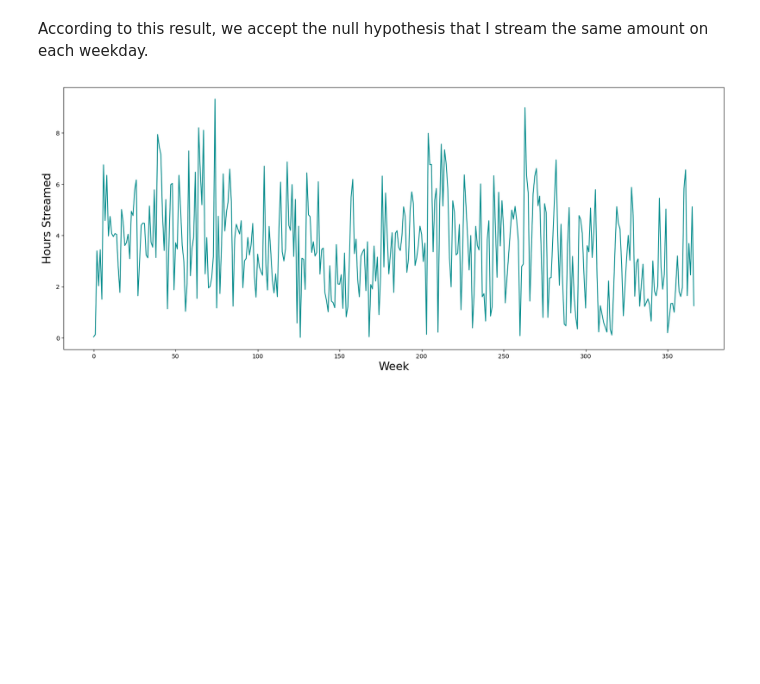
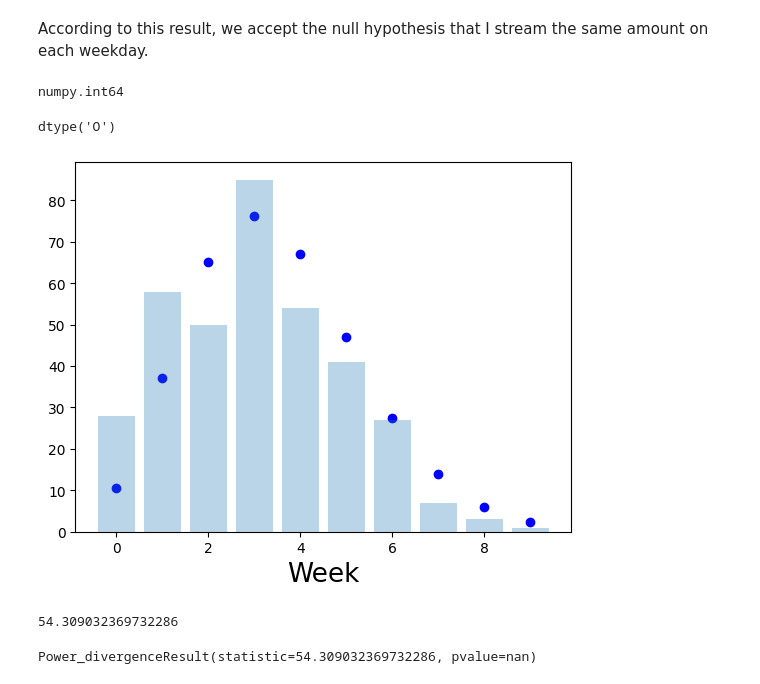
Before and after one commit to JohnMcGrane/Spotify-Analysis, a Jupyter notebook: SPOTIFY.ipynb, the cells around one changed output. Saved outputs shown, nothing was run; the diff lists cells and outputs as text; code cells hidden in the pictures; blank space fills up the shorter version.

```diff
--- a/SPOTIFY.ipynb
+++ b/SPOTIFY.ipynb
@@ -268,3 +323,19 @@ stats.f_oneway(weeks[1],weeks[2],weeks[3],weeks[4],weeks[5])
 F_onewayResult(statistic=0.6998541328938123, pvalue=0.592702671918758)
 # %% [markdown]
 According to this result, we accept the null hypothesis that I stream the same amount on each weekday.
+# %%
+artistdf.rename(columns={"ARTIST NAME": "artistName"},inplace = True)
+artistdf = artistdf.convert_dtypes()
+artistdf['LEAD STREAMS'] = list(map(lambda x: int(x.replace(',', '')), artistdf['LEAD STREAMS']))
+type(artistdf['LEAD STREAMS'][0])
+
+# grp = df.copy()
+# grp = df.groupby(by = ['artistName']).sum()
+# merged = artistdf.merge(grp, how = 'inner', on = 'artistName')
+# merged
+# %% [output]
+numpy.int64
+# %%
+artistdf['TRACKS'].dtype
+# %% [output]
+dtype('O')
@@ -271,20 +346,25 @@ According to this result, we accept the null hypothesis that I stream the same a
+# %%
+# Chi-square goodness of fit for the poisson distribution
+fitdf = df.copy()
+fitdf = fitdf.groupby(fitdf['endTime']).sum()
+fitdf['bins'] = np.floor(fitdf['Hours'])
+fitdf = fitdf.groupby(fitdf['bins']).count()
+fitdf['poisson'] = fitdf['msPlayed']/(fitdf['msPlayed'].sum())
+fitdf = fitdf.reset_index()
+x = np.arange(0, 10, 1)
+
+#y = gamma.pdf(x, 0.8659332175069112 , loc=100.08697963283467,scale = 21.739518937816108)*df['msPlayed'].sum()
+#plt.scatter(x, y, color = "blue") # *len(df['Hours']
+
+y = poisson.pmf(x, mu, loc=0)*fitdf['msPlayed'].sum()
+plt.scatter(x, y, color = "blue")
+
+plt.bar(fitdf['bins'],fitdf['Hours'],alpha = 0.3)
+plt.xlabel("Week",fontsize=19)
+plt.show()
+# %% [output]
+[figure, added]
 # %%
 # GO TO THE STRAVA DATA TO DO WEEK PLOT FOR 7 YEARS
 # ADD MONTH TO WEEK PLOT
 # MAKE A FUNCTION WHERE YOU ENTER ARTIST NAME AND IT VISUALIZES THE DAYS LISTENED IN THE PAST YEAR
-# %%
-by_year = df.copy()
-by_year = by_year.groupby(df['endTime']).sum()
-by_year['dayofyear'] = list(map(lambda x: (x - by_year.index[0]).days,by_year.index))
-by_year['written'] = list(map(lambda x: x.strftime("%B %Y"),by_year.index))
-by_year['week'] = np.floor(by_year['dayofyear']/7)
-by_year = by_year.reset_index()
-by_year.columns = ['endTime','ms','Hours', 'dayofyear', 'written','week']
-
-plt.subplots(figsize=(20,8))
-plt.plot(by_year['dayofyear'],by_year['Hours'],color = 'darkcyan')
-plt.xlabel("Week",fontsize=19)
-plt.ylabel("Hours Streamed",fontsize=19)
-plt.show()
-# %% [output]
-[figure, removed]
@@ -301,0 +371,18 @@ plt.show()
+# %%
+a = ((fitdf['Hours']- y)**2)/y
+print(a.sum())
+stats.chisquare(fitdf['Hours'], y, ddof = len(fitdf['Hours'])-1)
+# 0    28
+# 1    58
+# 2    50
+# 3    85
+# 4    54
+# 5    41
+# 6    27
+# 7     7
+# 8     3
+# 9     1
+#len(df['Hours'])-1
+# %% [output]
+54.309032369732286
+Power_divergenceResult(statistic=54.309032369732286, pvalue=nan)
```
Also changed, not shown: parts of 20 cells of this notebook.
